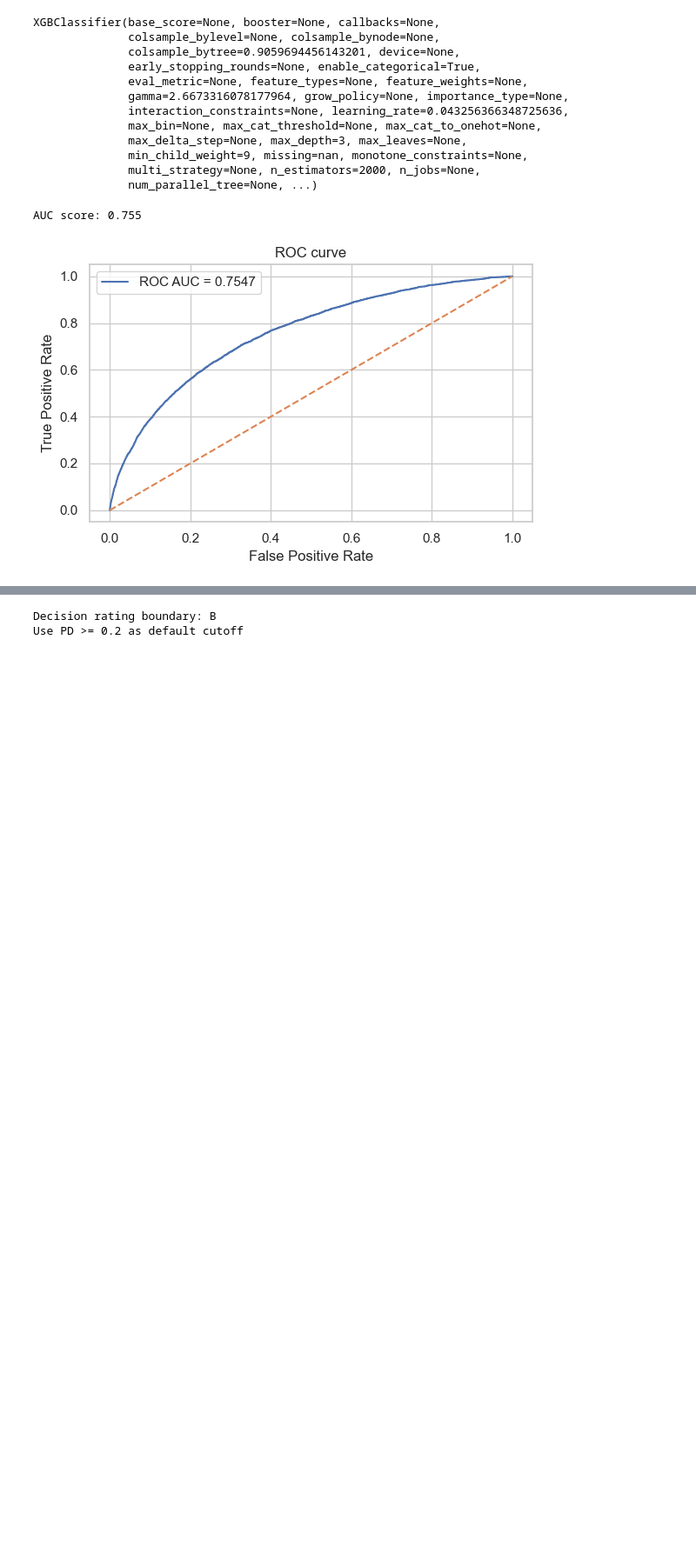
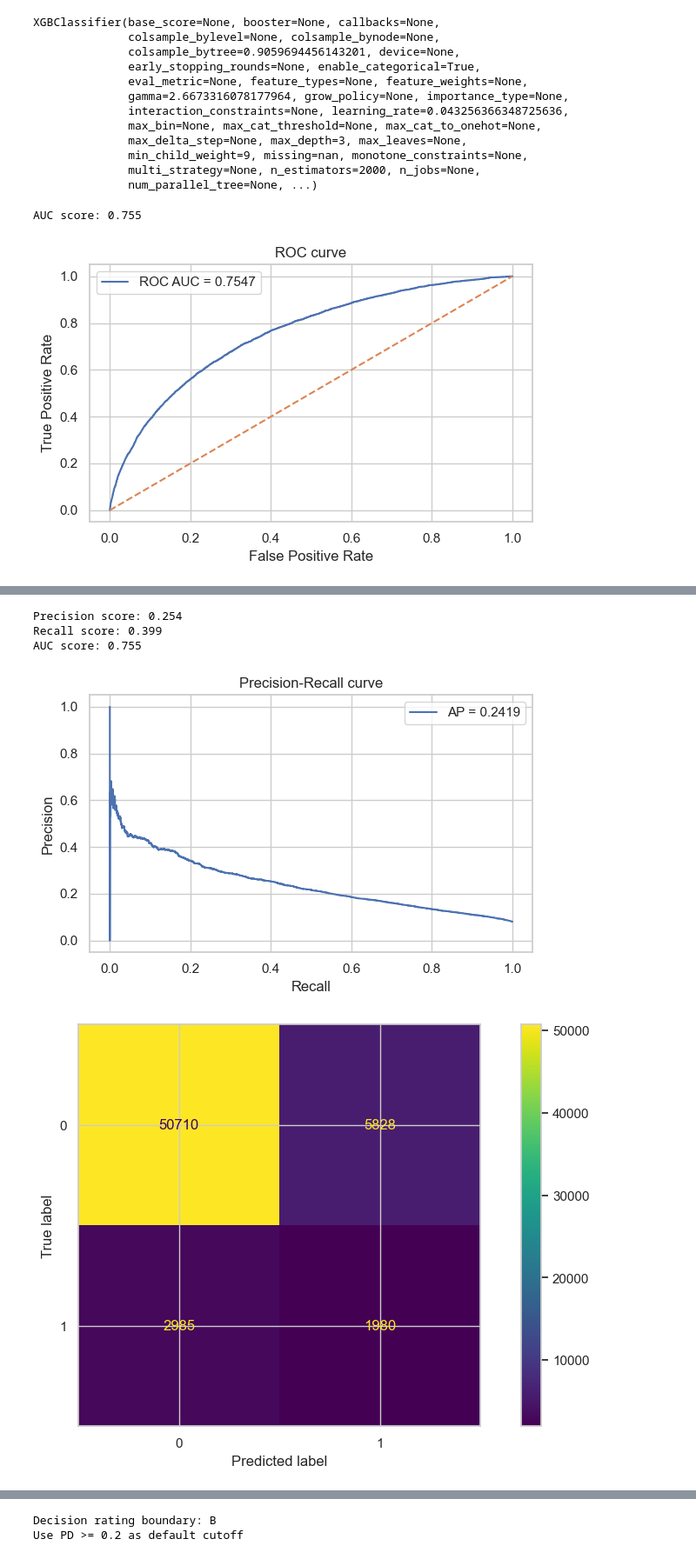
Before and after one commit to FrelikStanislaw/wut-counterfactual-explanations, a Jupyter notebook: notebooks/04_starter_notebook.ipynb, the cells around one changed output, grey strips where cells are left out. Shown at 87% size. Drawn from its saved outputs; the diff is of its cells as text; code cells hidden in the pictures; blank space fills up the shorter version.

```diff
--- a/notebooks/04_starter_notebook.ipynb
+++ b/notebooks/04_starter_notebook.ipynb
@@ -928 +970,9 @@ def plot_other(X_test, y_test, y_pred_default, proba_cal):
+# %%
+plot_other(y_test, y_pred_default, proba_cal)
+# %% [output]
+Precision score: 0.254
+Recall score: 0.399
+AUC score: 0.755
+[figure, added]
+[figure, added]
 # %%
```
Also changed, not shown: parts of 13 cells of this notebook.
